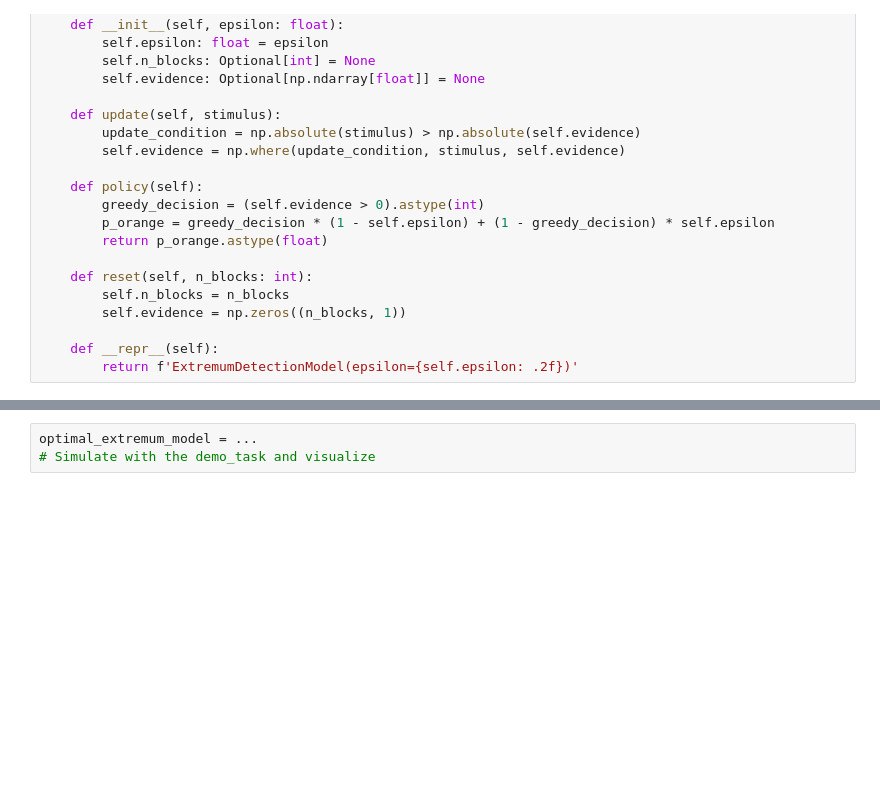
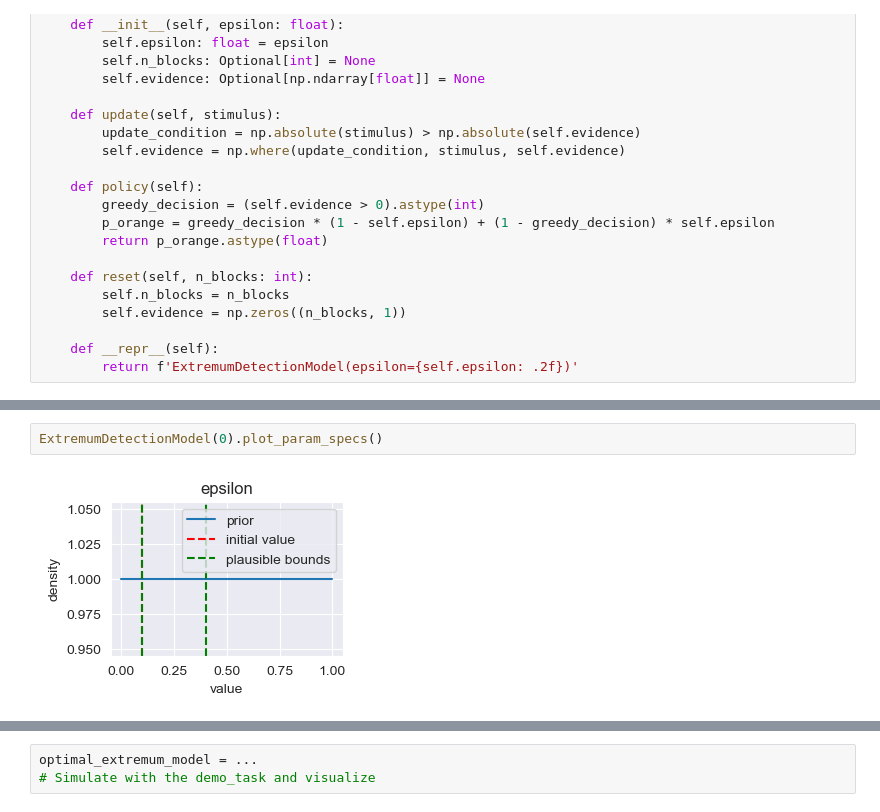
Before and after one commit to easiryne/cognitive-modeling-lab, a Jupyter notebook: TD_10/td10_notebook.ipynb, the cells around one changed output, grey strips where cells are left out. Cells and saved outputs as stored; diff of their text form; blank space fills up the shorter version.

```diff
--- a/TD_10/td10_notebook.ipynb
+++ b/TD_10/td10_notebook.ipynb
@@ -407,0 +414,4 @@ class ExtremumDetectionModel(Model):
+# %%
+ExtremumDetectionModel(0).plot_param_specs()
+# %% [output]
+[figure, added]
```
Also changed, not shown: parts of 17 cells of this notebook, 2 other files.
